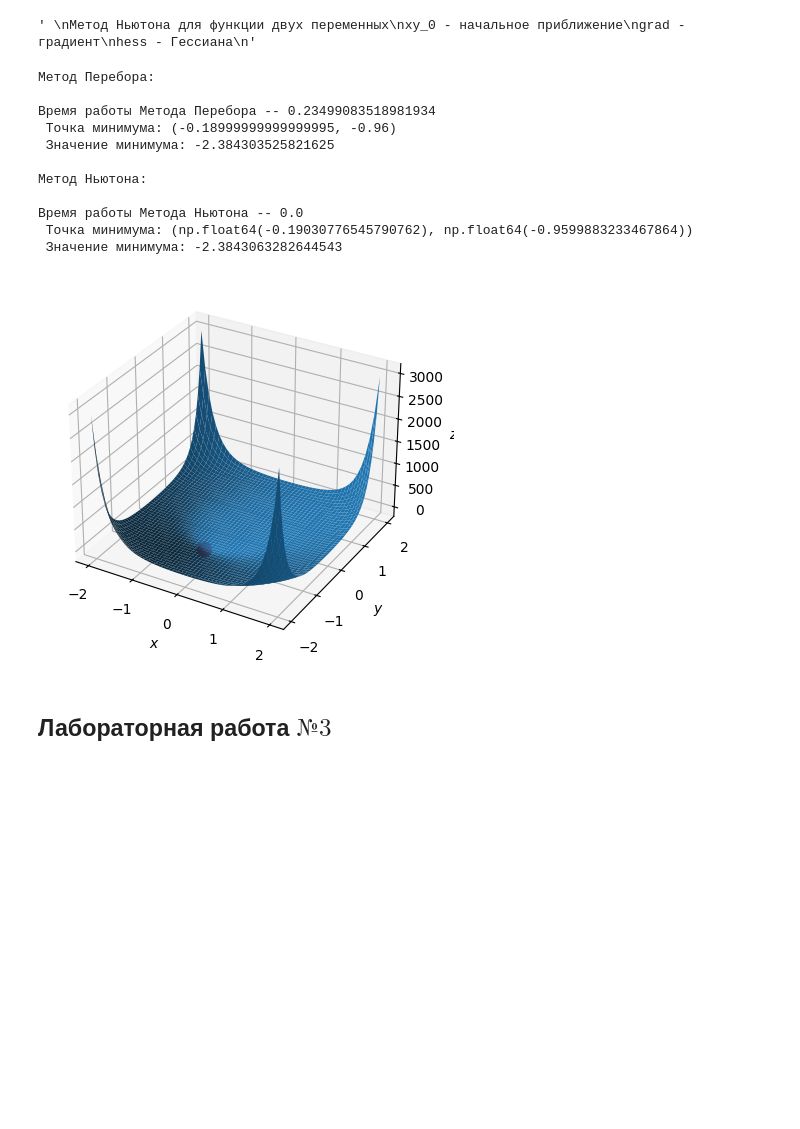
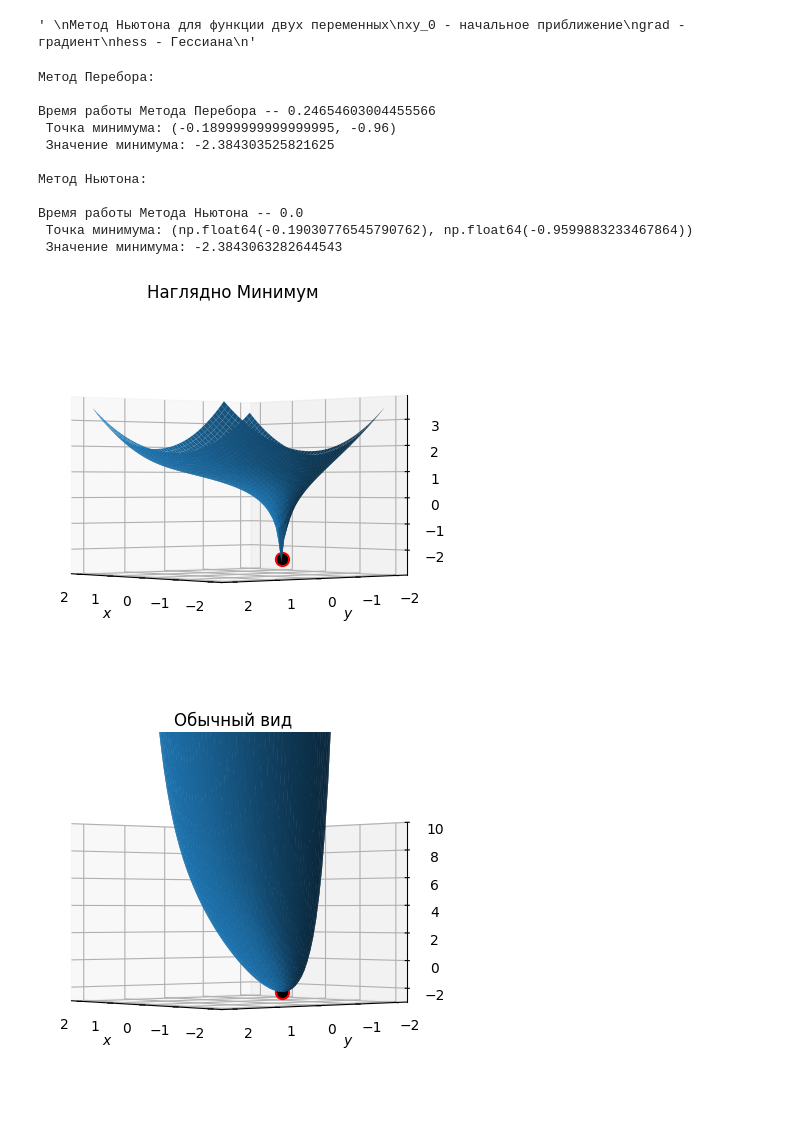
Before and after one commit to Kyushuki/optimization_methods, a Jupyter notebook: labs.ipynb, the cells around one changed output. Drawn from its saved outputs; the diff is of its cells as text; code cells hidden in the pictures; blank space fills up the shorter version.

Commit message:
Лаб 3
Ну вроде рабочая тема, не уверен правда в этом до конца, тк так и не выполняется условие delta < epsilon

```diff
--- a/labs.ipynb
+++ b/labs.ipynb
@@ -129,7 +129,7 @@ $f(x,y) = x + 5y + e^{x^2 + y^2}$
 $[x',x''] \times [y',y''] = [-2,2] \times [-2,2]$           $(*)$
 $\epsilon = 0.01$              $(**)$
 # %%
-def plot3D(func, ax, x,y):
+def plot3D(func, ax, x,y,label):
     ax.set_xlabel(r'$x$')
     ax.set_ylabel(r'$y$')
     ax.set_zlabel(r'$z$')
@@ -138,7 +138,8 @@ def plot3D(func, ax, x,y):
     x, y = np.meshgrid(x,y)
     z = func(x,y)
     ax.plot_surface(x,y,z)
-    # ax.view_init(5,140)
+    plt.title(label)
+    ax.view_init(0,140)
 # %%
 def methodofbruteforce(func,x,y,h):
     start = time.time()
@@ -214,38 +215,46 @@ def hessian_f(x,y):
 x = (-2., 2.)
 y = (-2., 2.)
 epsilon = 0.01
 xy = (0.5,0.5)
-plot3D(f_xy,ax,x,y)
+
 
 # Метод Перебора
 
 print("Метод Перебора: \n")
 
-f,xx,yy = methodofbruteforce(f_xy,x,y,epsilon)
-ax.scatter3D(xx,yy,f, s=100, color='red')
+f,x1,y1 = methodofbruteforce(f_xy,x,y,epsilon)
+ax.scatter3D(x1,y1,f, s=100, color='red')
 
-print(f" Точка минимума: {(xx,yy)} \n Значение минимума: {f} \n ")
+print(f" Точка минимума: {(x1,y1)} \n Значение минимума: {f} \n ")
 
 # Метод Ньютона
 
 print("Метод Ньютона: \n")
 
 xx, yy, f = newtonMethod(f_xy,grad_f,hessian_f,epsilon,xy)
 ax.scatter3D(xx,yy,f, s=50, color='black')
 
 print(f" Точка минимума: {(xx,yy)} \n Значение минимума: {f} \n ")
+
+plot3D(lambda x,y : np.log10(f_xy(x,y)-f),ax,x,y,'Наглядно Минимум')
+
+fig = plt.figure()
+ax = plt.axes(projection='3d')
+ax.scatter3D(x1,y1,f, s=100, color='red')
+ax.scatter3D(xx,yy,f, s=50, color='black')
+ax.set_zlim(-3,10)
+plot3D(f_xy ,ax,x,y,'Обычный вид')
 # %% [output]
 Метод Перебора:
 
-Время работы Метода Перебора -- 0.23499083518981934
+Время работы Метода Перебора -- 0.24654603004455566
  Точка минимума: (-0.18999999999999995, -0.96)
  Значение минимума: -2.384303525821625
 
 Метод Ньютона:
 
 Время работы Метода Ньютона -- 0.0
  Точка минимума: (np.float64(-0.19030776545790762), np.float64(-0.9599883233467864))
  Значение минимума: -2.3843063282644543
-[figure, old version]
+[figure, new version]
+[figure, added]
-# %% [markdown]
-## Лабораторная работа $№3$
```
Also changed, not shown: parts of 6 cells of this notebook, 1 other file.
